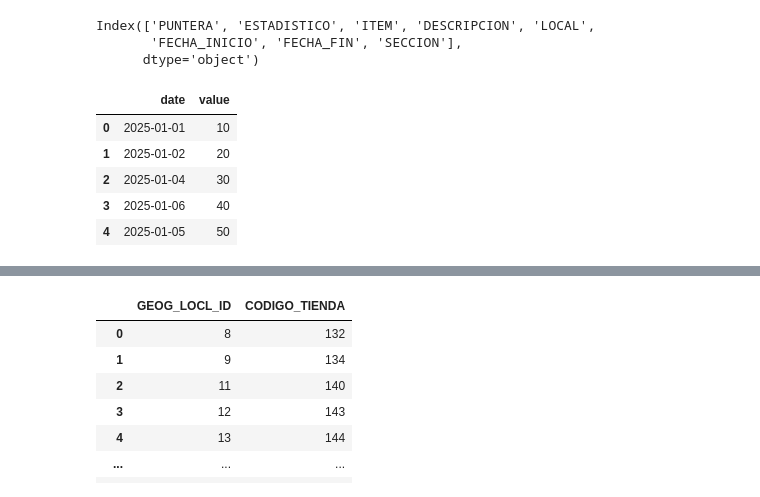
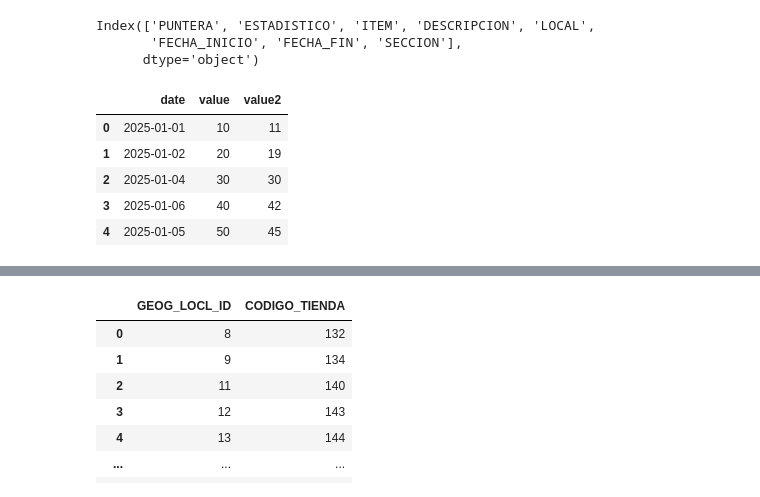
Before and after one commit to TataMarcos/Proyectos_Streamlit, a Jupyter notebook: Promociones/pruebas.ipynb, the cells around one changed output, grey strips where cells are left out. Cells and saved outputs as stored; diff of their text form; code cells hidden in the pictures.

```diff
--- a/Promociones/pruebas.ipynb
+++ b/Promociones/pruebas.ipynb
@@ -56,17 +143,17 @@ def add_date_blocks(df, date_column):
 # %%
 data = {
     'date': ['2025-01-01', '2025-01-02', '2025-01-04', '2025-01-06', '2025-01-05'],
-    'value': [10, 20, 30, 40, 50]
+    'value': [10, 20, 30, 40, 50], 'value2': [11, 19, 30, 42, 45]
 }
 
 df = pd.DataFrame(data)
 # result = add_date_blocks(df, 'date')
 # print(result)
 df
 # %% [output]
-|  | date | value |
-| 0 | 2025-01-01 | 10 |
-| 1 | 2025-01-02 | 20 |
-| 2 | 2025-01-04 | 30 |
-| 3 | 2025-01-06 | 40 |
-| 4 | 2025-01-05 | 50 |
+|  | date | value | value2 |
+| 0 | 2025-01-01 | 10 | 11 |
+| 1 | 2025-01-02 | 20 | 19 |
+| 2 | 2025-01-04 | 30 | 30 |
+| 3 | 2025-01-06 | 40 | 42 |
+| 4 | 2025-01-05 | 50 | 45 |
```
Also changed, not shown: parts of 17 cells of this notebook, 5 other files.
